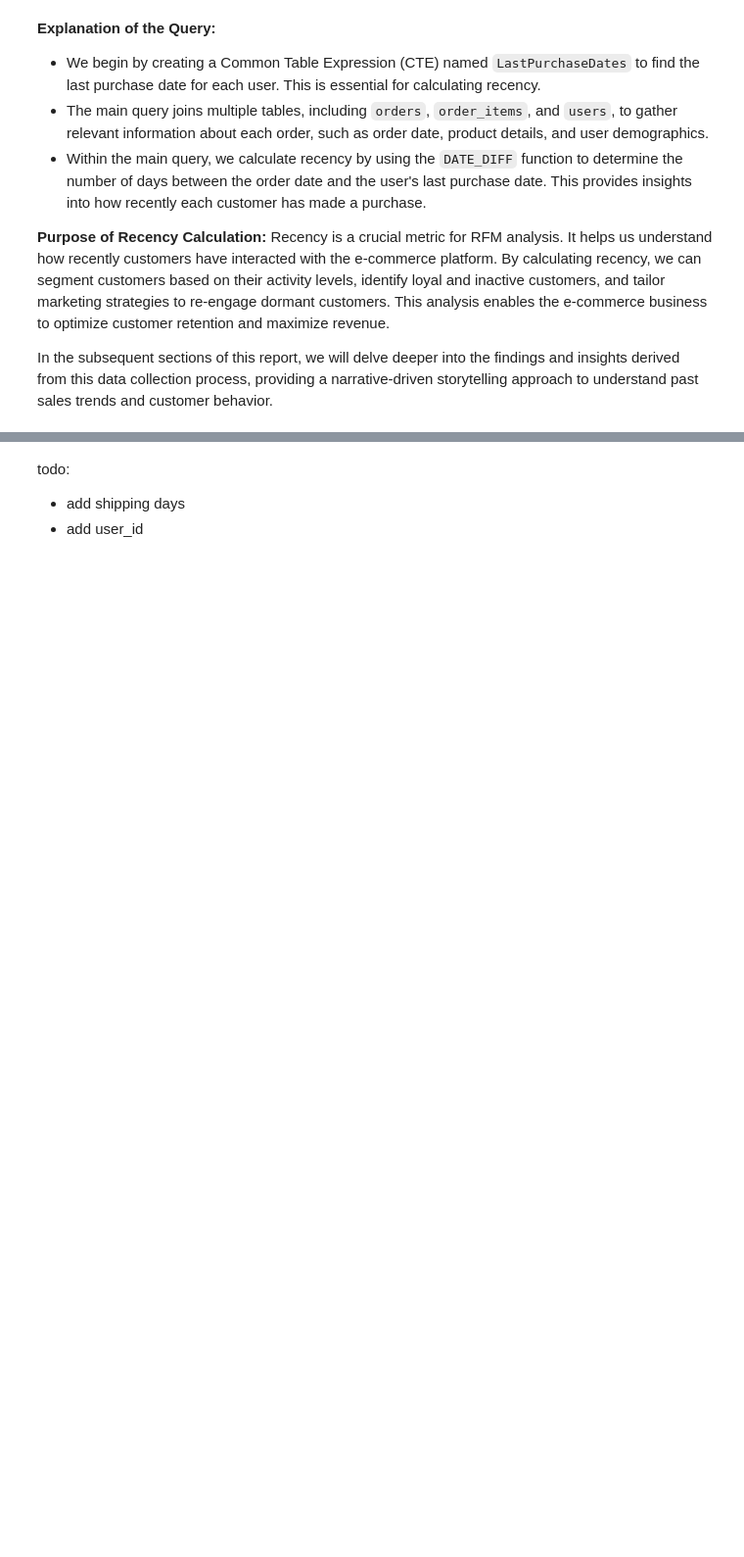
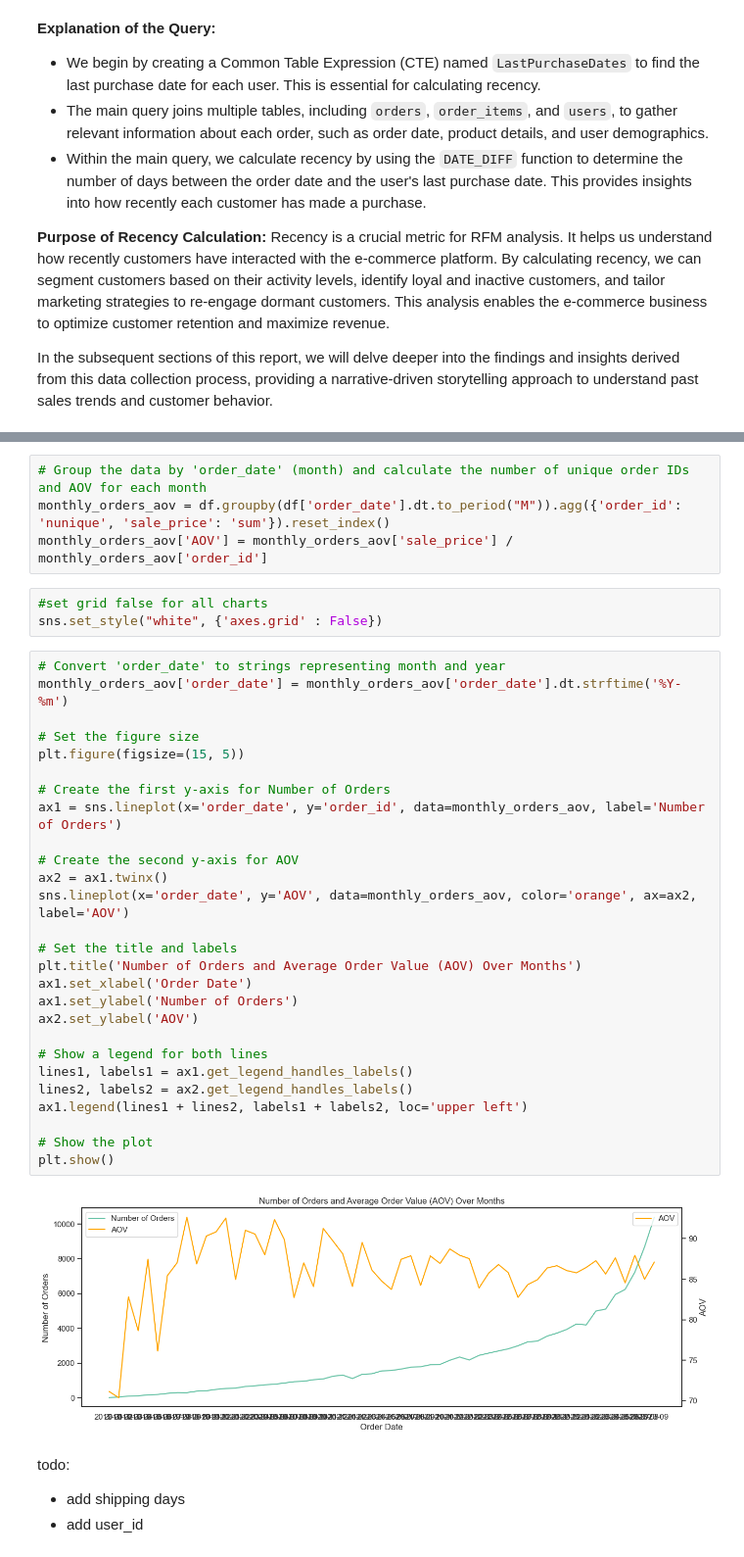
Before and after one commit to ramdhanhdy/DS_Project, a Jupyter notebook: thelook_ecommerce/data_collection_and_preprocess.ipynb, the cells around one changed output, grey strips where cells are left out. Shown: that part at 98% size. Drawn from its saved outputs; the diff is of its cells as text; blank space fills up the shorter version.

```diff
--- a/thelook_ecommerce/data_collection_and_preprocess.ipynb
+++ b/thelook_ecommerce/data_collection_and_preprocess.ipynb
@@ -99,3 +190,39 @@ df
+# %%
+# Group the data by 'order_date' (month) and calculate the number of unique order IDs and AOV for each month
+monthly_orders_aov = df.groupby(df['order_date'].dt.to_period("M")).agg({'order_id': 'nunique', 'sale_price': 'sum'}).reset_index()
+monthly_orders_aov['AOV'] = monthly_orders_aov['sale_price'] / monthly_orders_aov['order_id']
+# %%
+#set grid false for all charts
+sns.set_style("white", {'axes.grid' : False})
+# %%
+# Convert 'order_date' to strings representing month and year
+monthly_orders_aov['order_date'] = monthly_orders_aov['order_date'].dt.strftime('%Y-%m')
+
+# Set the figure size
+plt.figure(figsize=(15, 5))
+
+# Create the first y-axis for Number of Orders
+ax1 = sns.lineplot(x='order_date', y='order_id', data=monthly_orders_aov, label='Number of Orders')
+
+# Create the second y-axis for AOV
+ax2 = ax1.twinx()
+sns.lineplot(x='order_date', y='AOV', data=monthly_orders_aov, color='orange', ax=ax2, label='AOV')
+
+# Set the title and labels
+plt.title('Number of Orders and Average Order Value (AOV) Over Months')
+ax1.set_xlabel('Order Date')
+ax1.set_ylabel('Number of Orders')
+ax2.set_ylabel('AOV')
+
+# Show a legend for both lines
+lines1, labels1 = ax1.get_legend_handles_labels()
+lines2, labels2 = ax2.get_legend_handles_labels()
+ax1.legend(lines1 + lines2, labels1 + labels2, loc='upper left')
+
+# Show the plot
+plt.show()
+# %% [output]
+[figure, added]
 # %% [markdown]
 todo:
 - add shipping days
```
Also changed, not shown: parts of 16 cells of this notebook, 1 other file.
